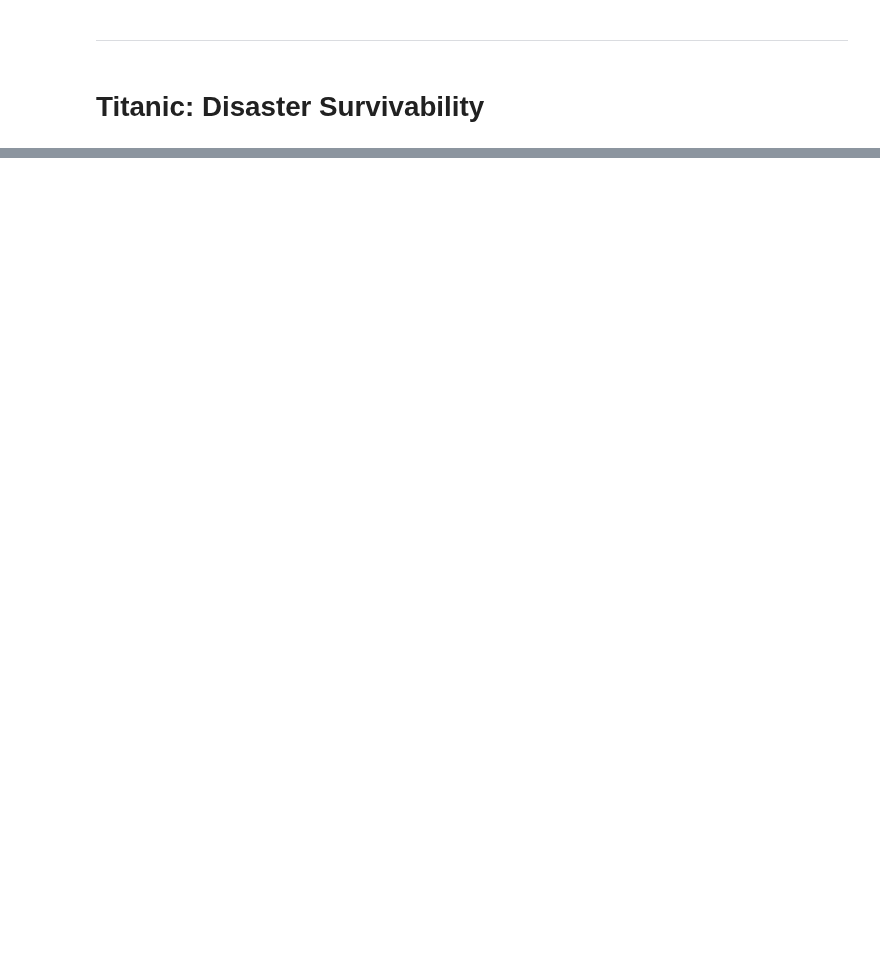
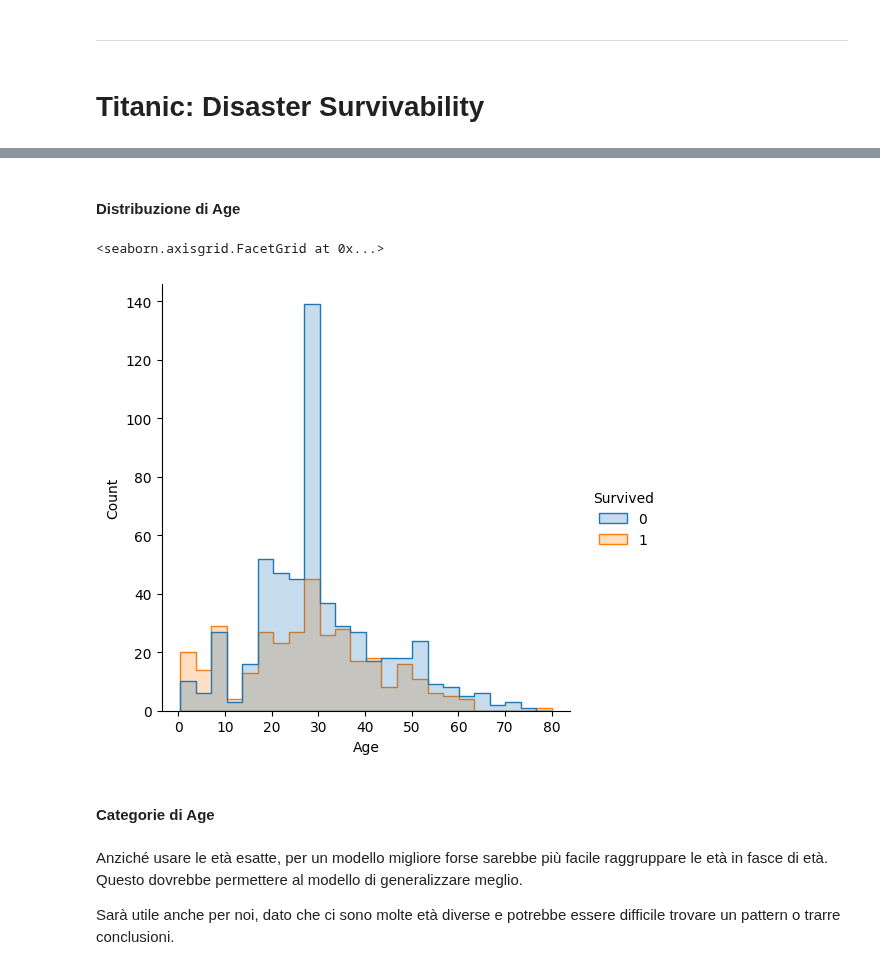
Before and after one commit to wr-porini/Course_ITS-BigData24-26_Anno2, a Jupyter notebook: Python/20251015/praticaML.ipynb, the cells around one changed output, grey strips where cells are left out. Cells and saved outputs as stored; diff of their text form; code cells hidden in the pictures; blank space fills up the shorter version.

Commit message:
pratica ML con titanic

```diff
--- a/Python/20251015/praticaML.ipynb
+++ b/Python/20251015/praticaML.ipynb
@@ -99,0 +408,6 @@ Text(0.5, 0, 'Mean decrease in impurity')
+# %%
+# la cabina è composta da una lettera e un numero (tranne in qualche caso)
+# sarebbe interessante capire se la lettera della cabina è correlata con la classe
+df_titanic_train['Cabin_letter'] = df_titanic_train['Cabin'].apply(lambda x: x[0] if pd.notnull(x) else 'U')
+# Ho usato 'U' per indicare 'Unknown'
+df_titanic_train.groupby(['Pclass', 'Cabin_letter']).size()
@@ -99,0 +438,3 @@ Text(0.5, 0, 'Mean decrease in impurity')
+# %%
+known = df_titanic_train[~(df_titanic_train['Cabin_letter'] == 'U') & (df_titanic_train['Ticket'].isin(df_titanic_train[df_titanic_train['Cabin_letter'] == 'U']['Ticket']))]
+known
@@ -99,0 +531,3 @@ Text(0.5, 0, 'Mean decrease in impurity')
+# %%
+# unifichiamo le logiche di assegnazione e mappatura
+df_titanic_train.loc[(df_titanic_train['Cabin_letter'] == 'U') & (df_titanic_train['Ticket'].isin(known['Ticket'])), 'Cabin_letter'] = df_titanic_train.loc[(df_titanic_train['Cabin_letter'] == 'U') & (df_titanic_train['Ticket'].isin(known['Ticket'])), 'Ticket'].map(known.drop_duplicates(subset=['Ticket']).set_index('Ticket')['Cabin_letter'])
@@ -99,0 +542,8 @@ Text(0.5, 0, 'Mean decrease in impurity')
+# %%
+df_titanic_test['Cabin_letter'] = df_titanic_test['Cabin'].apply(lambda x: x[0] if pd.notnull(x) else 'U')
+
+# e cancelliamo la colonna Cabin
+df_titanic_train.drop('Cabin', axis=1, inplace=True)
+df_titanic_test.drop('Cabin', axis=1, inplace=True)
+
+df_titanic_train
@@ -99,0 +655,13 @@ Text(0.5, 0, 'Mean decrease in impurity')
+# %% [markdown]
+#### Distribuzione di Age
+# %%
+sns.displot(data=df_titanic_train, x='Age', hue='Survived', element='step')
+# %% [output]
+<seaborn.axisgrid.FacetGrid at 0x...>
+[figure, added]
+# %% [markdown]
+#### Categorie di Age
+# %% [markdown]
+Anziché usare le età esatte, per un modello migliore forse sarebbe più facile raggruppare le età in fasce di età. Questo dovrebbe permettere al modello di generalizzare meglio.
+
+Sarà utile anche per noi, dato che ci sono molte età diverse e potrebbe essere difficile trovare un pattern o trarre conclusioni.
```
Also changed, not shown: parts of 139 cells of this notebook.
